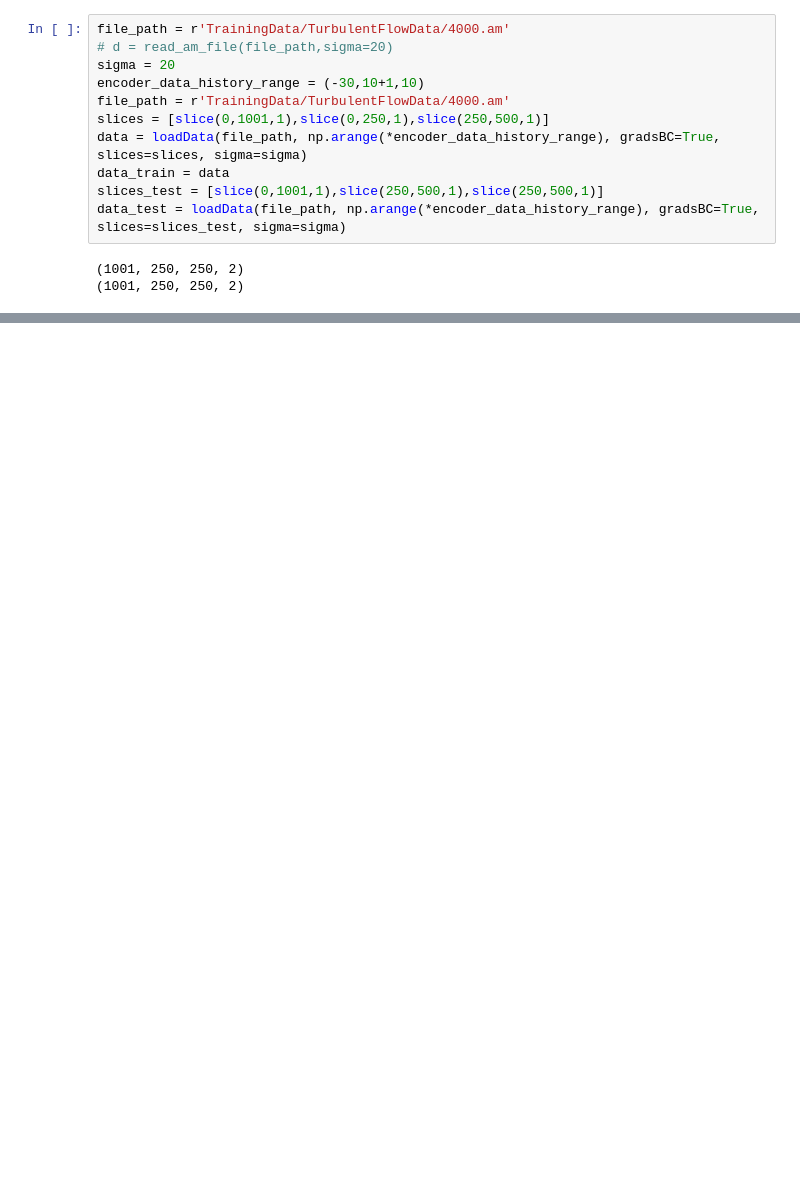
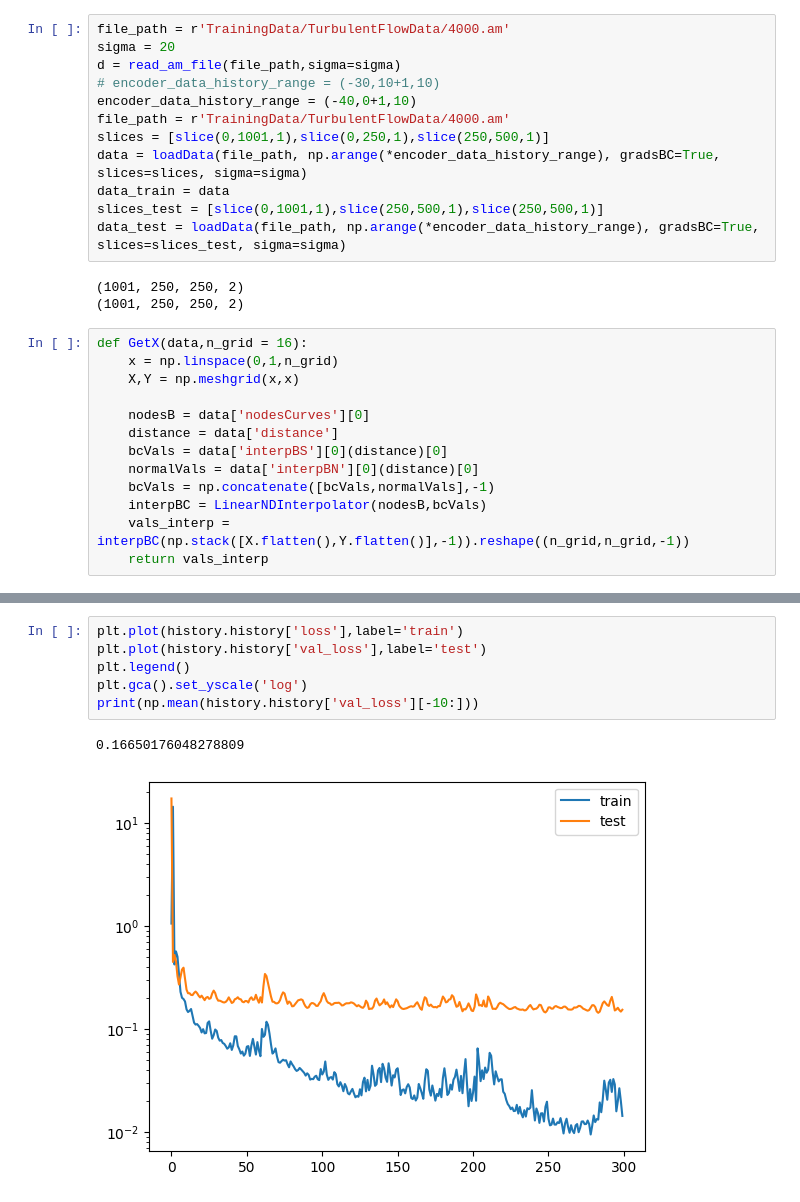
Before and after one commit to jh6220/SINNs-FEM, a Jupyter notebook: UNet_comaprison.ipynb, the cells around one changed output, grey strips where cells are left out. Saved outputs shown, nothing was run; the diff lists cells and outputs as text; blank space fills up the shorter version.

```diff
--- a/UNet_comaprison.ipynb
+++ b/UNet_comaprison.ipynb
@@ -229,8 +269,9 @@ def unet(input_shape=(32, 32, 2),layer_sizes=(32,64,128)):
 # %%
 file_path = r'TrainingData/TurbulentFlowData/4000.am'
-# d = read_am_file(file_path,sigma=20)
 sigma = 20
-encoder_data_history_range = (-30,10+1,10)
+d = read_am_file(file_path,sigma=sigma)
+# encoder_data_history_range = (-30,10+1,10)
+encoder_data_history_range = (-40,0+1,10)
 file_path = r'TrainingData/TurbulentFlowData/4000.am'
 slices = [slice(0,1001,1),slice(0,250,1),slice(250,500,1)]
 data = loadData(file_path, np.arange(*encoder_data_history_range), gradsBC=True, slices=slices, sigma=sigma)
@@ -240,6 +281,19 @@ data_test = loadData(file_path, np.arange(*encoder_data_history_range), gradsBC=
 # %% [output]
 (1001, 250, 250, 2)
 (1001, 250, 250, 2)
+# %%
+def GetX(data,n_grid = 16):
+    x = np.linspace(0,1,n_grid)
+    X,Y = np.meshgrid(x,x)
+
+    nodesB = data['nodesCurves'][0]
+    distance = data['distance']
+    bcVals = data['interpBS'][0](distance)[0]
+    normalVals = data['interpBN'][0](distance)[0]
+    bcVals = np.concatenate([bcVals,normalVals],-1)
+    interpBC = LinearNDInterpolator(nodesB,bcVals)
+    vals_interp = interpBC(np.stack([X.flatten(),Y.flatten()],-1)).reshape((n_grid,n_grid,-1))
+    return vals_interp
 # %%
 n_grid = 16
 x = np.linspace(0,1,n_grid)
@@ -304 +360,10 @@ Epoch 200/200
+# %%
+plt.plot(history.history['loss'],label='train')
+plt.plot(history.history['val_loss'],label='test')
+plt.legend()
+plt.gca().set_yscale('log')
+print(np.mean(history.history['val_loss'][-10:]))
+# %% [output]
+0.16650176048278809
+[figure, added]
 # %%
```
Also changed, not shown: parts of 16 cells of this notebook, 8 other files.
